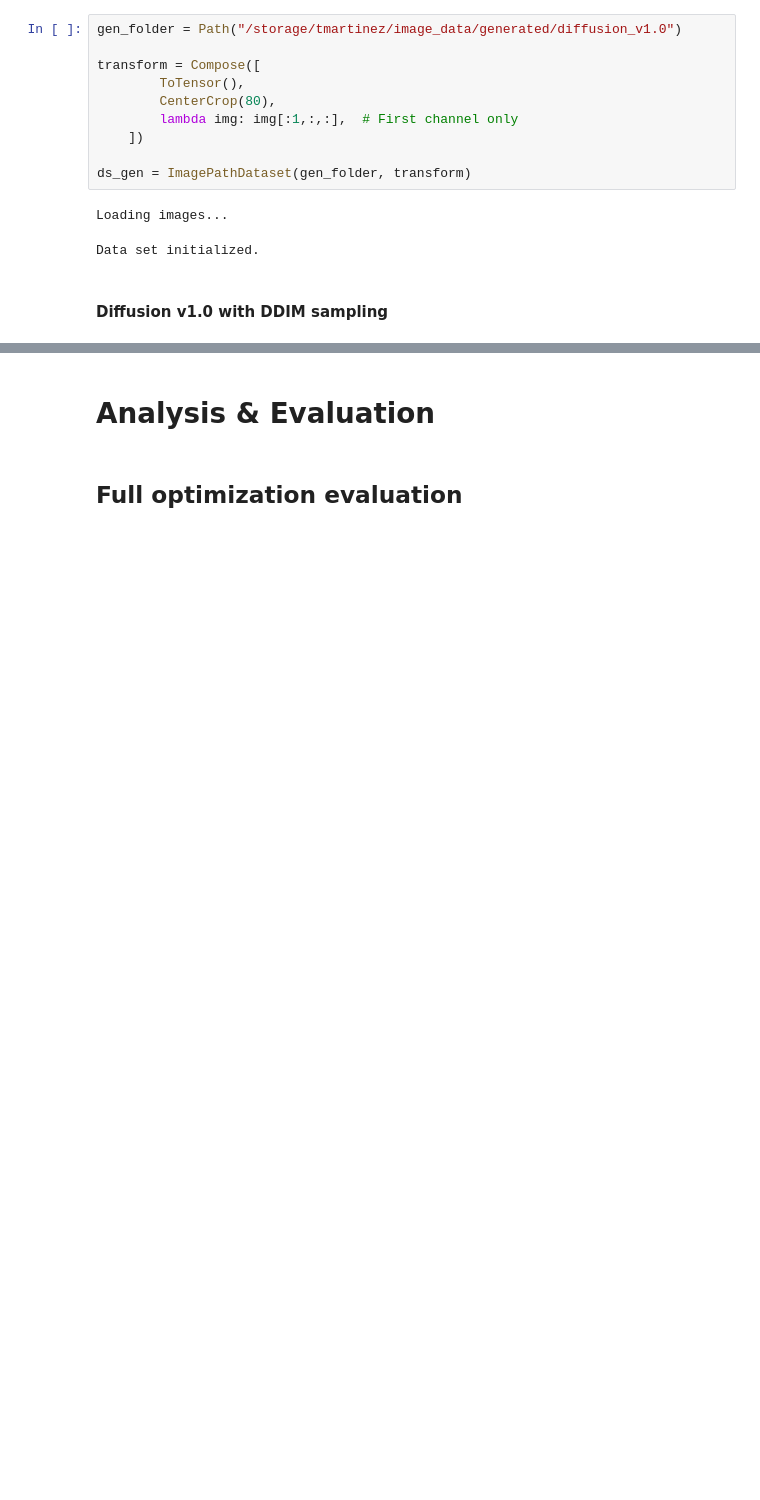
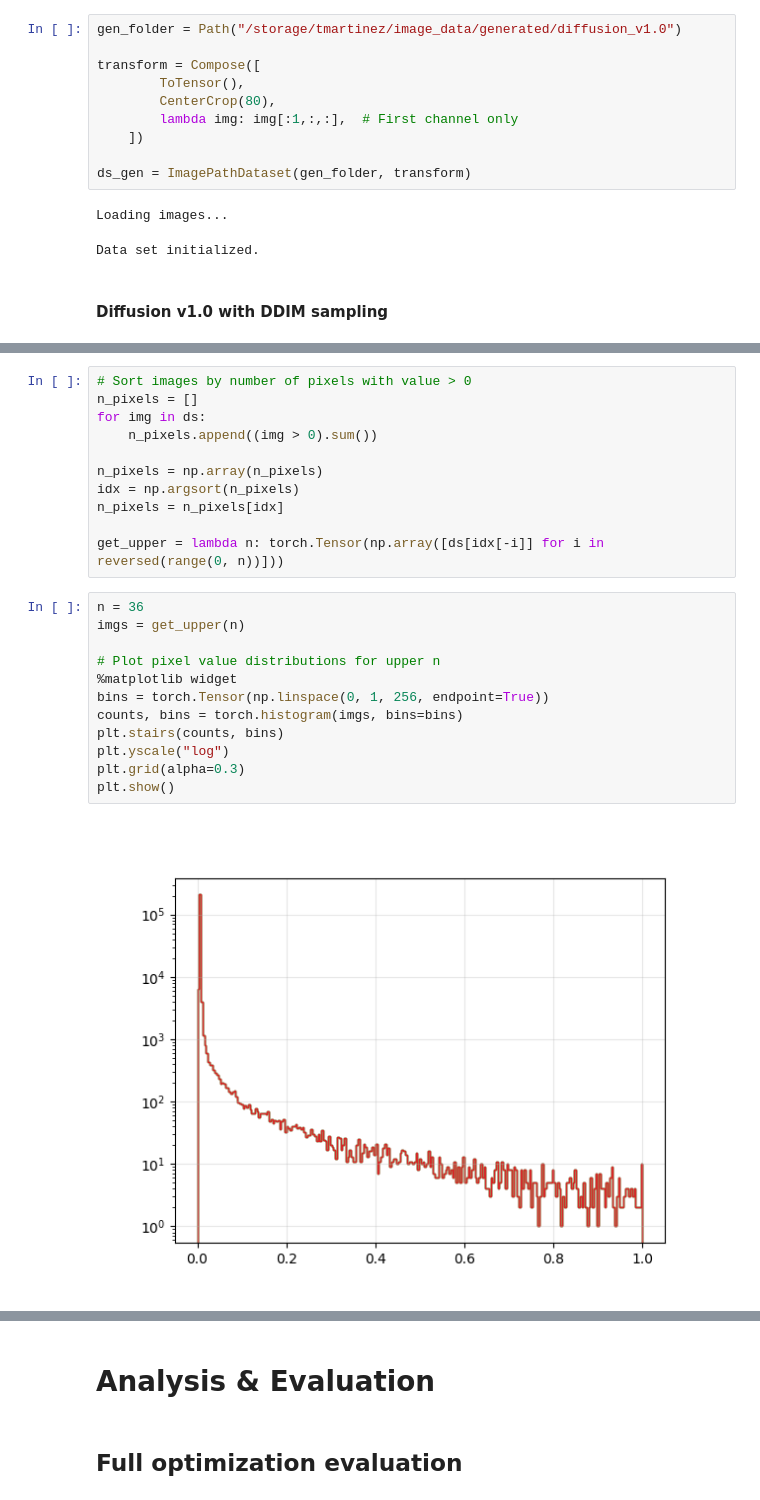
Before and after one commit to tmartinezML/LOFAR-Diffusion, a Jupyter notebook: src/notebooks/compare_datasets.ipynb, the cells around one changed output, grey strips where cells are left out. Cells and saved outputs as stored; diff of their text form; blank space fills up the shorter version.

```diff
--- a/src/notebooks/compare_datasets.ipynb
+++ b/src/notebooks/compare_datasets.ipynb
@@ -142,0 +149,25 @@ Data set initialized.
+# %%
+# Sort images by number of pixels with value > 0
+n_pixels = []
+for img in ds:
+    n_pixels.append((img > 0).sum())
+
+n_pixels = np.array(n_pixels)
+idx = np.argsort(n_pixels)
+n_pixels = n_pixels[idx]
+
+get_upper = lambda n: torch.Tensor(np.array([ds[idx[-i]] for i in reversed(range(0, n))]))
+# %%
+n = 36
+imgs = get_upper(n)
+
+# Plot pixel value distributions for upper n
+%matplotlib widget
+bins = torch.Tensor(np.linspace(0, 1, 256, endpoint=True))
+counts, bins = torch.histogram(imgs, bins=bins)
+plt.stairs(counts, bins)
+plt.yscale("log")
+plt.grid(alpha=0.3)
+plt.show()
+# %% [output]
+[figure, added]
```
Also changed, not shown: parts of 18 cells of this notebook, 23 other files.
